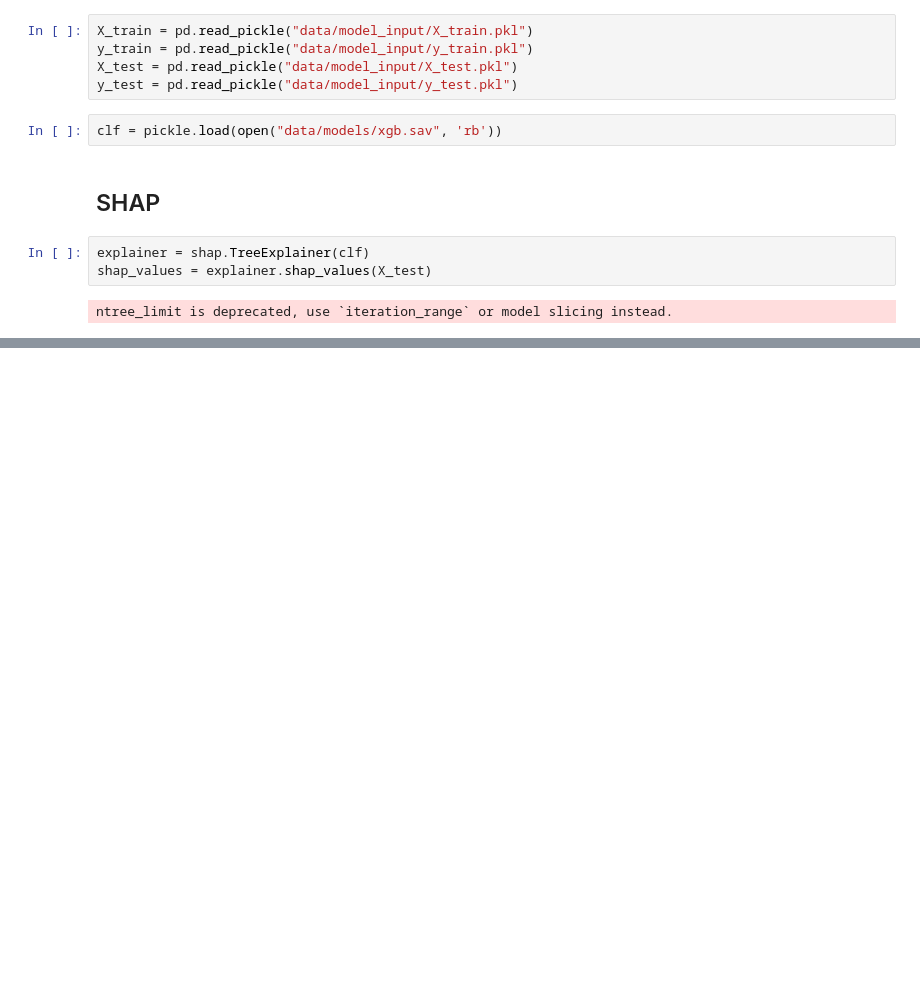
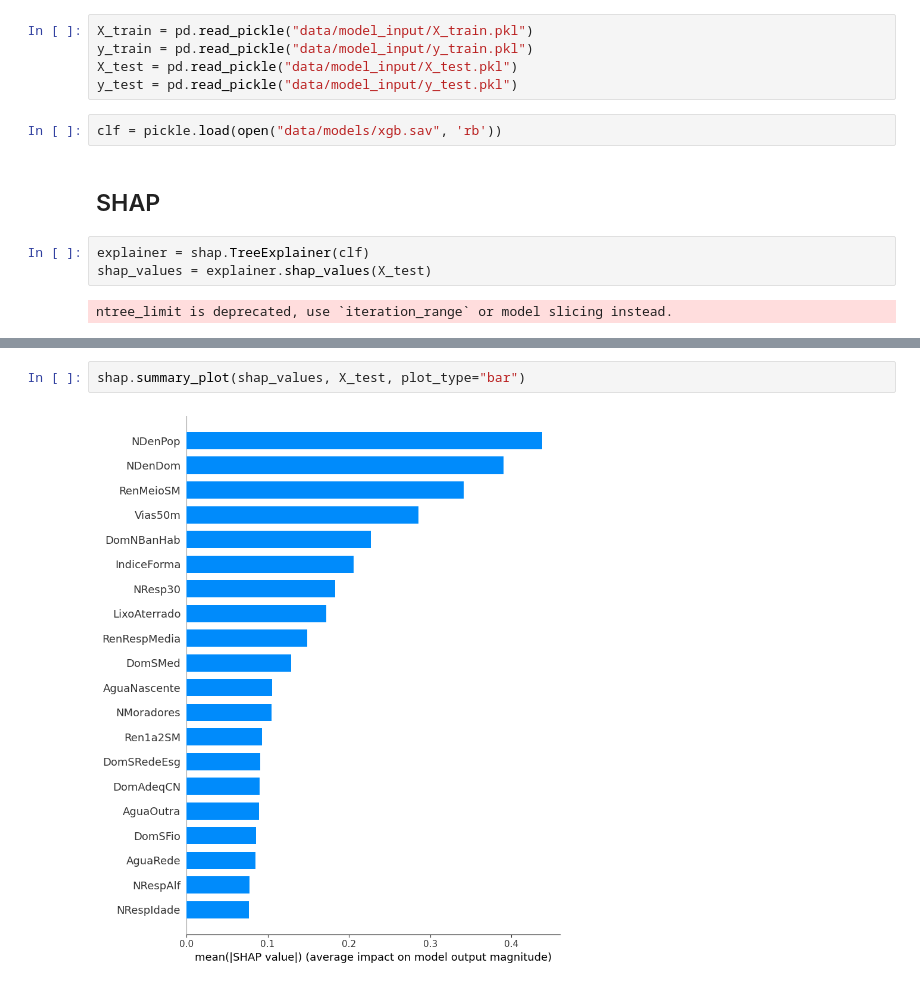
Before and after one commit to CaioRhoden/xai-nui-classification, a Jupyter notebook: shap_xgb.ipynb, the cells around one changed output, grey strips where cells are left out. Drawn from its saved outputs; the diff is of its cells as text; blank space fills up the shorter version.

```diff
--- a/shap_xgb.ipynb
+++ b/shap_xgb.ipynb
@@ -33,0 +37,4 @@ No data for colormapping provided via 'c'. Parameters 'vmin', 'vmax' will be ign
+# %%
+shap.summary_plot(shap_values, X_test, plot_type="bar")
+# %% [output]
+[figure, added]
```
Also changed, not shown: parts of 5 cells of this notebook, 2 other files.
